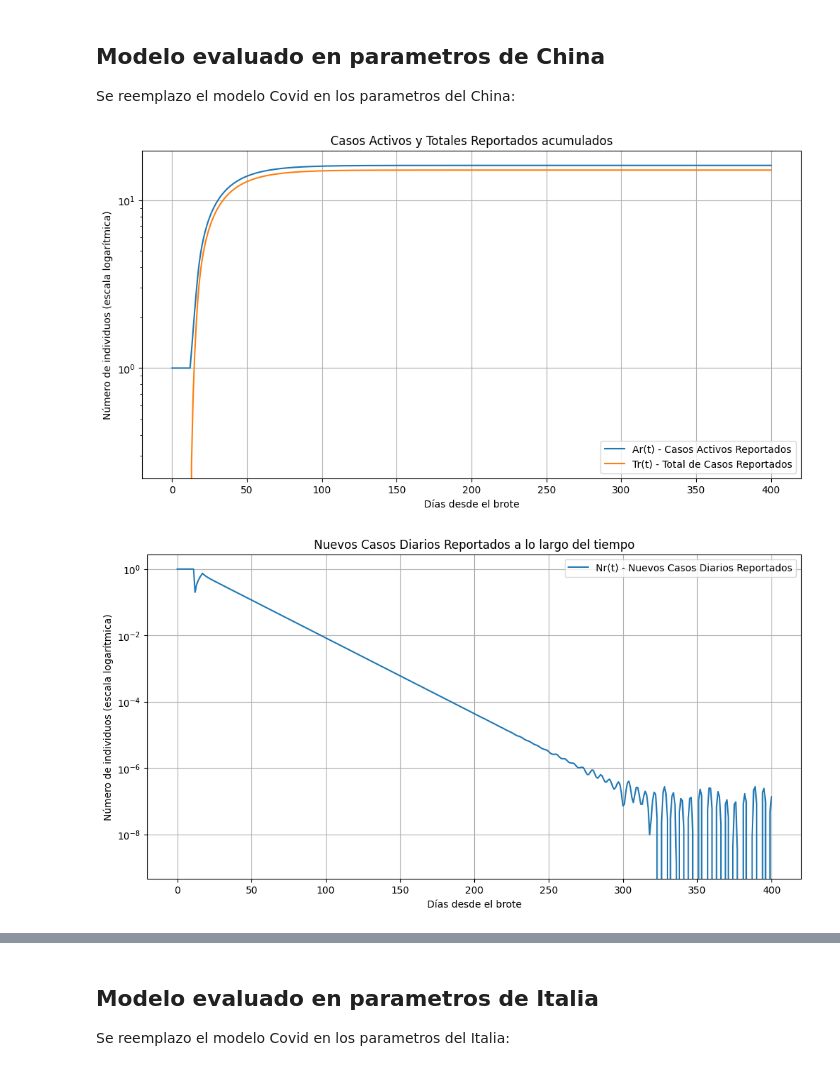
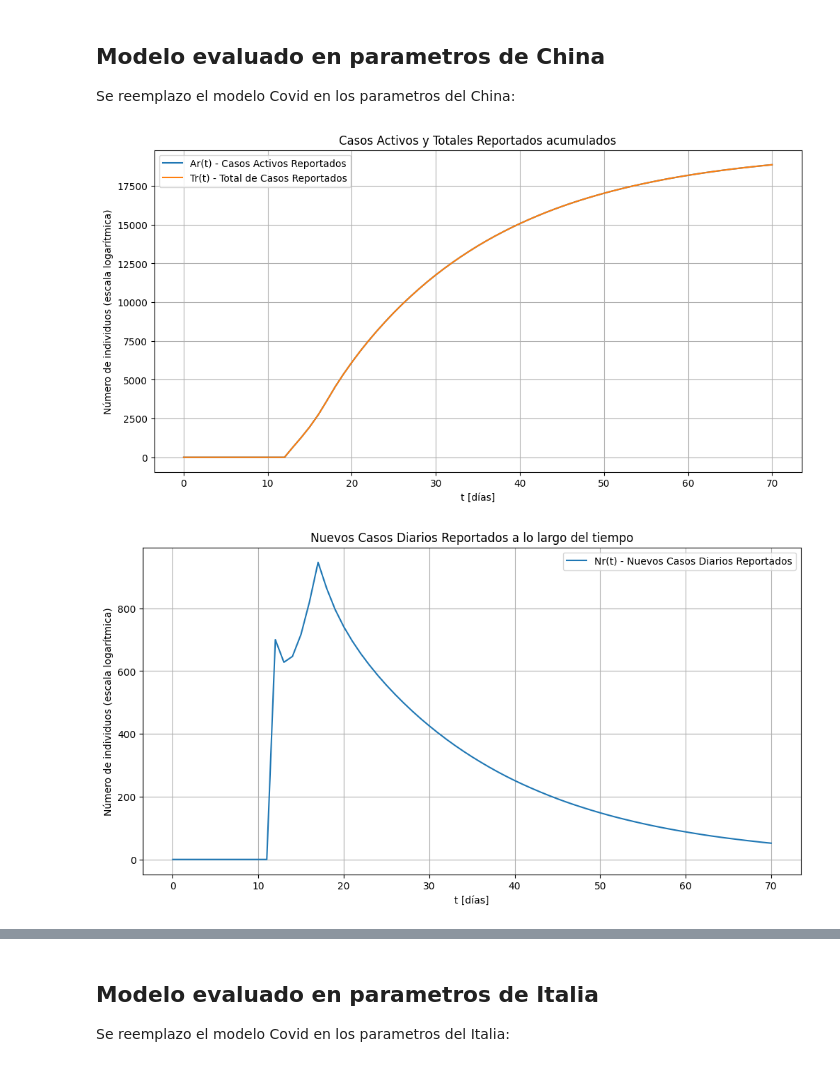
Before and after one commit to elvin00157/ControlAvanzadoII-2023, a Jupyter notebook: ProyectoCOVID19/Modelo-covid-analisis/modelo-covid.ipynb, the cells around one changed output, grey strips where cells are left out. Drawn from its saved outputs; the diff is of its cells as text; code cells hidden in the pictures.

```diff
--- a/ProyectoCOVID19/Modelo-covid-analisis/modelo-covid.ipynb
+++ b/ProyectoCOVID19/Modelo-covid-analisis/modelo-covid.ipynb
@@ -276,14 +276,14 @@ def covid_model(t, y, beta_0, t1, rho1, t2, rho2, gamma, epsilon, delta):
     return [dEdt, dIdt, dLdt, dTdt]
 # %%
 #Inicializar historia con condiciones iniciales
-E0 = 1
-I0 = 1
+E0 = 3500
+I0 = 0
 L0 = 0
 T0 = 0
 y0 = [E0, I0, L0, T0]
 # %%
 #Resolver el modelo
-t_span = [0, 400]  # Un periodo que abarque suficiente tiempo
+t_span = [0, 70]  # Un periodo que abarque suficiente tiempo
 t_eval = np.linspace(t_span[0], t_span[1], int(t_span[1] - t_span[0]) + 1)
 sol = solve_ivp(covid_model, t_span, y0, args=(beta_0, t1, rho1, t2, rho2, gamma, epsilon, delta), t_eval=t_eval, dense_output=True)
 # %%
@@ -291,7 +291,7 @@ sol = solve_ivp(covid_model, t_span, y0, args=(beta_0, t1, rho1, t2, rho2, gamma
 sol_interp = sol.sol
 
 #Calculamos Nr, Ar y Tr con los retrasos
-Nr = np.array([epsilon * sol_interp(sol.t[i] - tau_m)[0] if sol.t[i] >= tau_m else E0 for i in range(len(sol.t))])
+Nr = np.array([epsilon * sol_interp(sol.t[i] - tau_m)[0] if sol.t[i] >= tau_m else 0 for i in range(len(sol.t))])
 Ar = np.array([sol_interp(sol.t[i] - tau_m)[1] + sol_interp(sol.t[i] - tau_m)[2] if sol.t[i] >= tau_m else I0 + L0 for i in range(len(sol.t))])
 Tr = np.array([sol_interp(sol.t[i] - tau_m)[3] if sol.t[i] >= tau_m else T0 for i in range(len(sol.t))])
 # %%
@@ -300,27 +300,27 @@ plt.figure(figsize=(12, 6))
 plt.plot(sol.t, Ar, label='Ar(t) - Casos Activos Reportados')
 plt.plot(sol.t, Tr, label='Tr(t) - Total de Casos Reportados')
 plt.title('Casos Activos y Totales Reportados acumulados')
-plt.xlabel('Días desde el brote')
+plt.xlabel('t [días]')
 plt.ylabel('Número de individuos (escala logarítmica)')
-plt.yscale('log')  #Establecer la escala del eje Y a logarítmica
+#plt.yscale('log')  #Establecer la escala del eje Y a logarítmica
 plt.legend()
 plt.grid(True)
 plt.show()
 # %% [output]
-[figure, old version]
+[figure, new version]
 # %%
 #Graficar Nr en una gráfica separada en escala logarítmica
 plt.figure(figsize=(12, 6))
 plt.plot(sol.t, Nr, label='Nr(t) - Nuevos Casos Diarios Reportados')
 plt.title('Nuevos Casos Diarios Reportados a lo largo del tiempo')
-plt.xlabel('Días desde el brote')
+plt.xlabel('t [días]')
 plt.ylabel('Número de individuos (escala logarítmica)')
-plt.yscale('log')  #Establecer la escala del eje Y a logarítmica
+#plt.yscale('log')  #Establecer la escala del eje Y a logarítmica
 plt.legend()
 plt.grid(True)
 plt.show()
 # %% [output]
-[figure, old version]
+[figure, new version]
 # %%
 #Graficar E(t)
 plt.figure(figsize=(12, 6))
```
Also changed, not shown: parts of 31 cells of this notebook, 2 other files.
